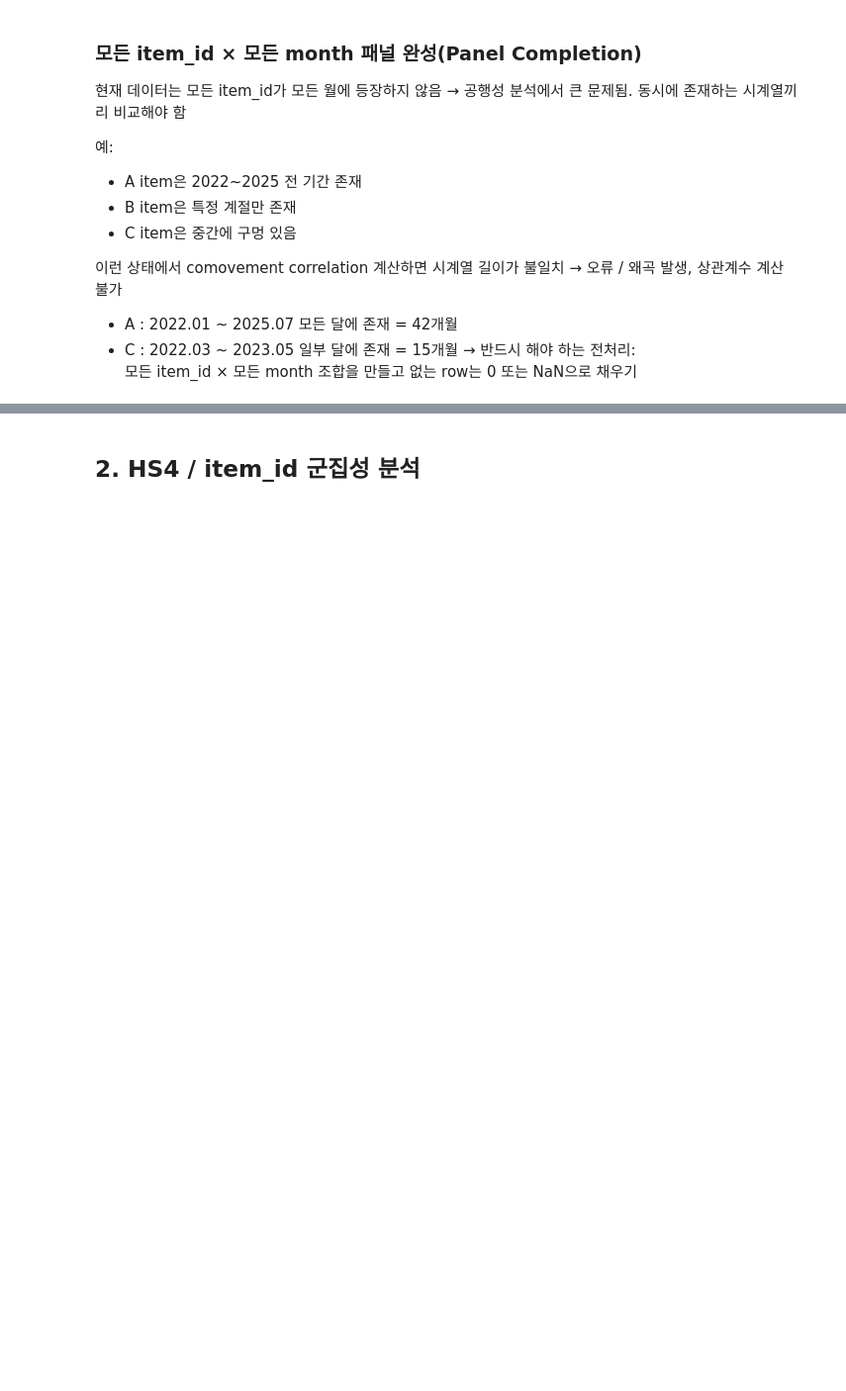
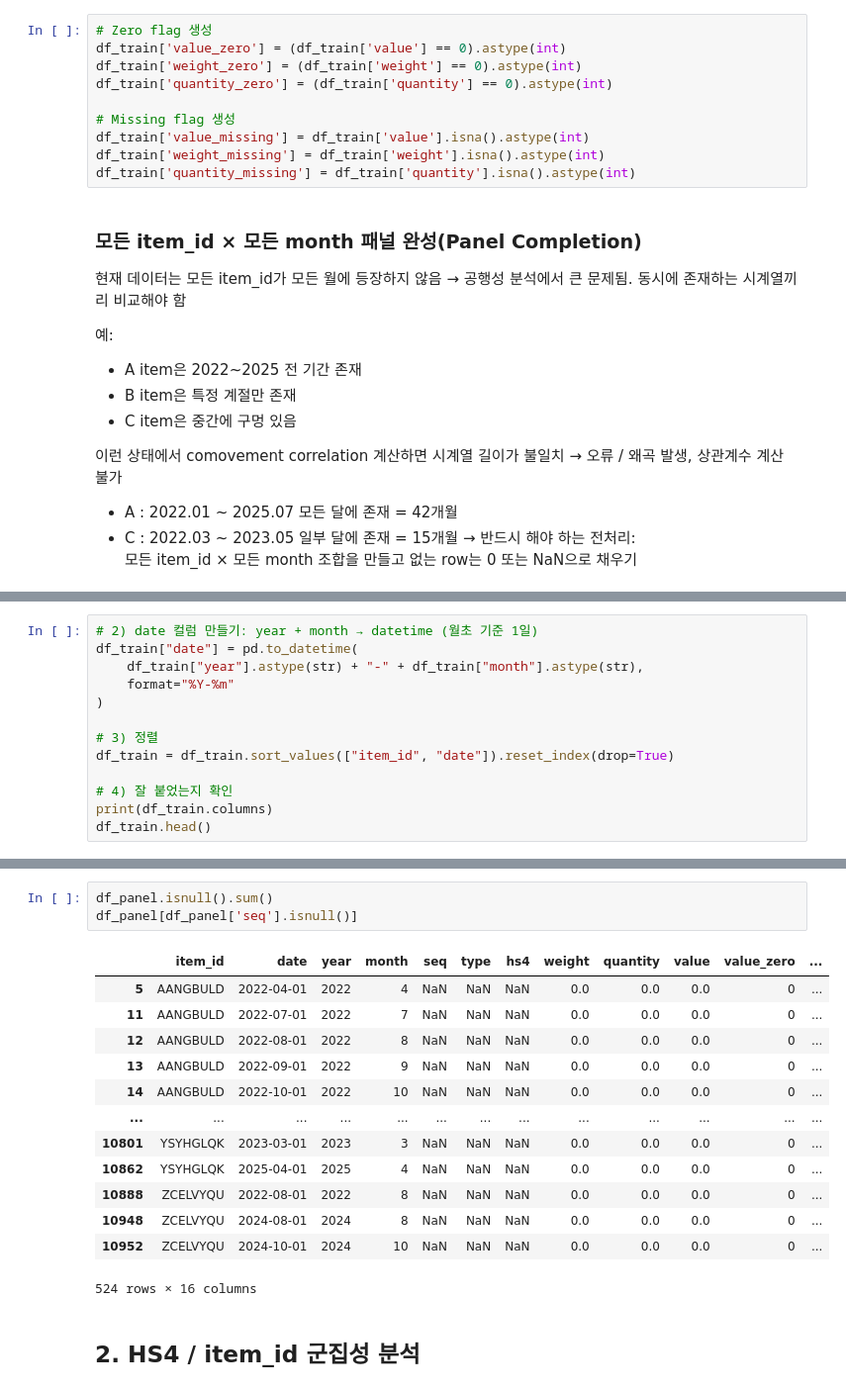
Before and after one commit to hazelJung/trade-comovement, a Jupyter notebook: trade_eda.ipynb, the cells around one changed output, grey strips where cells are left out. Shown at 99% size. Saved outputs shown, nothing was run; the diff lists cells and outputs as text; blank space fills up the shorter version.

```diff
--- a/trade_eda.ipynb
+++ b/trade_eda.ipynb
@@ -98,3 +39,13 @@ Name: count, dtype: int64
+# %%
+# Zero flag 생성
+df_train['value_zero'] = (df_train['value'] == 0).astype(int)
+df_train['weight_zero'] = (df_train['weight'] == 0).astype(int)
+df_train['quantity_zero'] = (df_train['quantity'] == 0).astype(int)
+
+# Missing flag 생성
+df_train['value_missing'] = df_train['value'].isna().astype(int)
+df_train['weight_missing'] = df_train['weight'].isna().astype(int)
+df_train['quantity_missing'] = df_train['quantity'].isna().astype(int)
 # %% [markdown]
 ### 모든 item_id × 모든 month 패널 완성(Panel Completion)
 
@@ -129,0 +69,13 @@ ValueError: Cannot convert Period to Timestamp unambiguously. Use to_timestamp
+# %%
+# 2) date 컬럼 만들기: year + month → datetime (월초 기준 1일)
+df_train["date"] = pd.to_datetime(
+    df_train["year"].astype(str) + "-" + df_train["month"].astype(str),
+    format="%Y-%m"
+)
+
+# 3) 정렬
+df_train = df_train.sort_values(["item_id", "date"]).reset_index(drop=True)
+
+# 4) 잘 붙었는지 확인
+print(df_train.columns)
+df_train.head()
@@ -130,2 +162,19 @@ ValueError: Cannot convert Period to Timestamp unambiguously. Use to_timestamp
+# %%
+df_panel.isnull().sum()
+df_panel[df_panel['seq'].isnull()]
+# %% [output]
+|  | item_id | date | year | month | seq | type | hs4 | weight | quantity | value | value_zero | ... |
+| 5 | AANGBULD | 2022-04-01 | 2022 | 4 | NaN | NaN | NaN | 0.0 | 0.0 | 0.0 | 0 | ... |
+| 11 | AANGBULD | 2022-07-01 | 2022 | 7 | NaN | NaN | NaN | 0.0 | 0.0 | 0.0 | 0 | ... |
+| 12 | AANGBULD | 2022-08-01 | 2022 | 8 | NaN | NaN | NaN | 0.0 | 0.0 | 0.0 | 0 | ... |
+| 13 | AANGBULD | 2022-09-01 | 2022 | 9 | NaN | NaN | NaN | 0.0 | 0.0 | 0.0 | 0 | ... |
+| 14 | AANGBULD | 2022-10-01 | 2022 | 10 | NaN | NaN | NaN | 0.0 | 0.0 | 0.0 | 0 | ... |
+| ... | ... | ... | ... | ... | ... | ... | ... | ... | ... | ... | ... | ... |
+| 10801 | YSYHGLQK | 2023-03-01 | 2023 | 3 | NaN | NaN | NaN | 0.0 | 0.0 | 0.0 | 0 | ... |
+| 10862 | YSYHGLQK | 2025-04-01 | 2025 | 4 | NaN | NaN | NaN | 0.0 | 0.0 | 0.0 | 0 | ... |
+| 10888 | ZCELVYQU | 2022-08-01 | 2022 | 8 | NaN | NaN | NaN | 0.0 | 0.0 | 0.0 | 0 | ... |
+| 10948 | ZCELVYQU | 2024-08-01 | 2024 | 8 | NaN | NaN | NaN | 0.0 | 0.0 | 0.0 | 0 | ... |
+| 10952 | ZCELVYQU | 2024-10-01 | 2024 | 10 | NaN | NaN | NaN | 0.0 | 0.0 | 0.0 | 0 | ... |
+524 rows × 16 columns
 # %% [markdown]
 ## 2. HS4 / item_id 군집성 분석
```
Also changed, not shown: parts of 25 cells of this notebook.
